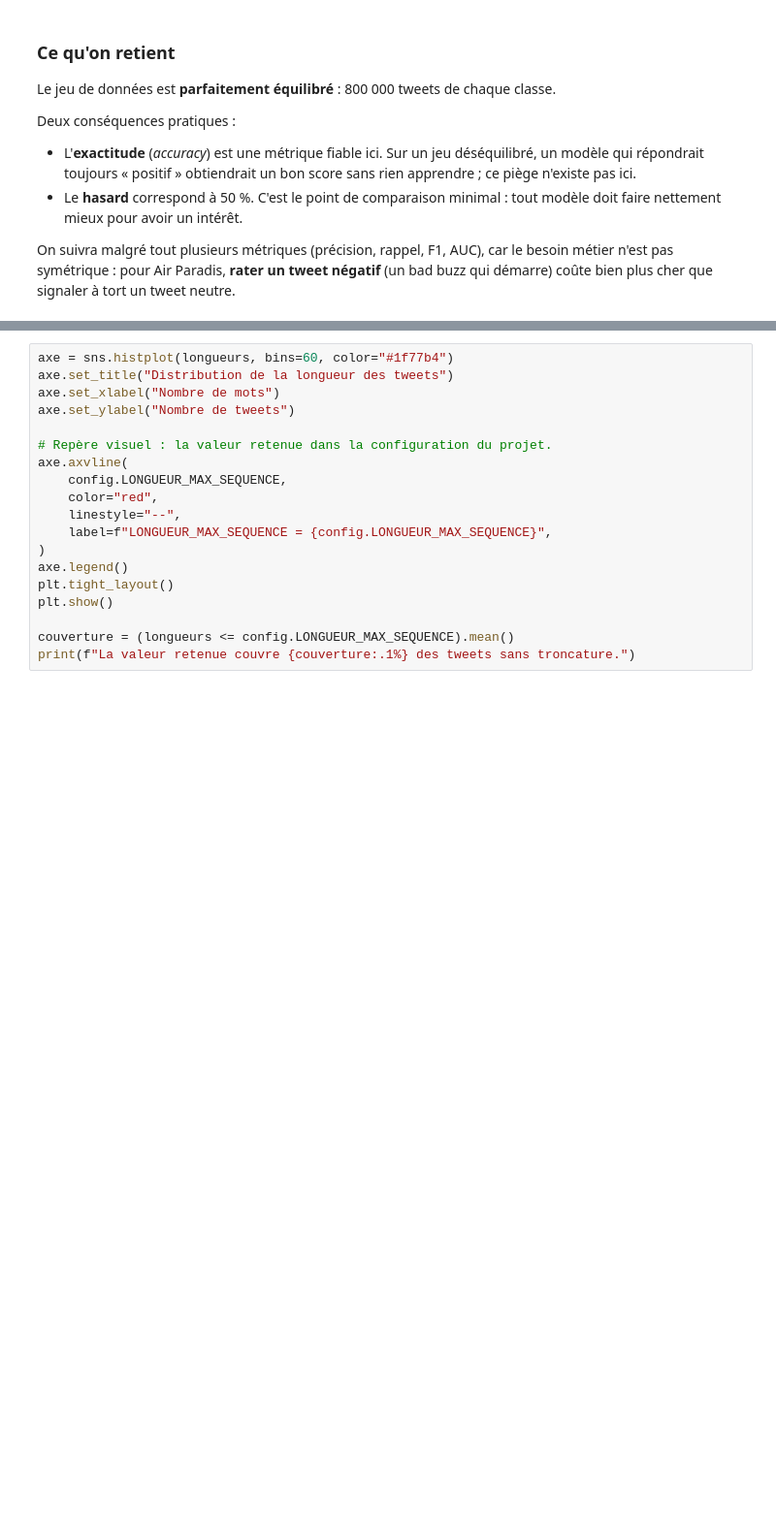
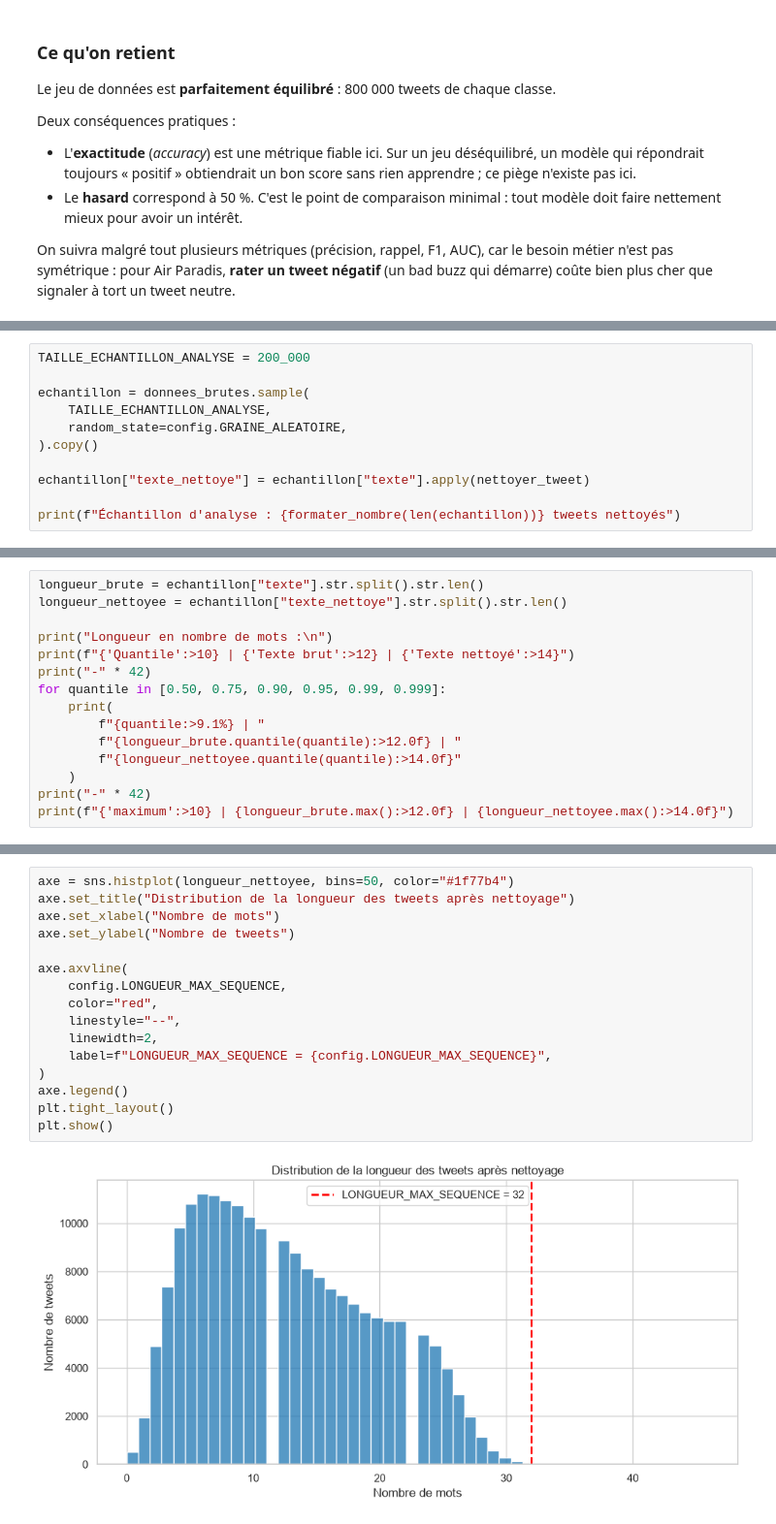
Before and after one commit to Dimitriwts/projet7-analyse-sentiments, a Jupyter notebook: notebooks/01_exploration_donnees.ipynb, the cells around one changed output, grey strips where cells are left out. Shown at 97% size. Cells and saved outputs as stored; diff of their text form; blank space fills up the shorter version.

```diff
--- a/notebooks/01_exploration_donnees.ipynb
+++ b/notebooks/01_exploration_donnees.ipynb
@@ -129,0 +170,11 @@ démarre) coûte bien plus cher que signaler à tort un tweet neutre.
+# %%
+TAILLE_ECHANTILLON_ANALYSE = 200_000
+
+echantillon = donnees_brutes.sample(
+    TAILLE_ECHANTILLON_ANALYSE,
+    random_state=config.GRAINE_ALEATOIRE,
+).copy()
+
+echantillon["texte_nettoye"] = echantillon["texte"].apply(nettoyer_tweet)
+
+print(f"Échantillon d'analyse : {formater_nombre(len(echantillon))} tweets nettoyés")
@@ -153,0 +199,15 @@ for quantile in [0.50, 0.75, 0.90, 0.95, 0.99]:
+# %%
+longueur_brute = echantillon["texte"].str.split().str.len()
+longueur_nettoyee = echantillon["texte_nettoye"].str.split().str.len()
+
+print("Longueur en nombre de mots :\n")
+print(f"{'Quantile':>10} | {'Texte brut':>12} | {'Texte nettoyé':>14}")
+print("-" * 42)
+for quantile in [0.50, 0.75, 0.90, 0.95, 0.99, 0.999]:
+    print(
+        f"{quantile:>9.1%} | "
+        f"{longueur_brute.quantile(quantile):>12.0f} | "
+        f"{longueur_nettoyee.quantile(quantile):>14.0f}"
+    )
+print("-" * 42)
+print(f"{'maximum':>10} | {longueur_brute.max():>12.0f} | {longueur_nettoyee.max():>14.0f}")
@@ -154,19 +242,18 @@ for quantile in [0.50, 0.75, 0.90, 0.95, 0.99]:
 # %%
-axe = sns.histplot(longueurs, bins=60, color="#1f77b4")
-axe.set_title("Distribution de la longueur des tweets")
+axe = sns.histplot(longueur_nettoyee, bins=50, color="#1f77b4")
+axe.set_title("Distribution de la longueur des tweets après nettoyage")
 axe.set_xlabel("Nombre de mots")
 axe.set_ylabel("Nombre de tweets")
 
-# Repère visuel : la valeur retenue dans la configuration du projet.
 axe.axvline(
     config.LONGUEUR_MAX_SEQUENCE,
     color="red",
     linestyle="--",
+    linewidth=2,
     label=f"LONGUEUR_MAX_SEQUENCE = {config.LONGUEUR_MAX_SEQUENCE}",
 )
 axe.legend()
 plt.tight_layout()
 plt.show()
-
-couverture = (longueurs <= config.LONGUEUR_MAX_SEQUENCE).mean()
-print(f"La valeur retenue couvre {couverture:.1%} des tweets sans troncature.")
+# %% [output]
+[figure, added]
```
Also changed, not shown: parts of 32 cells of this notebook, 3 other files.
